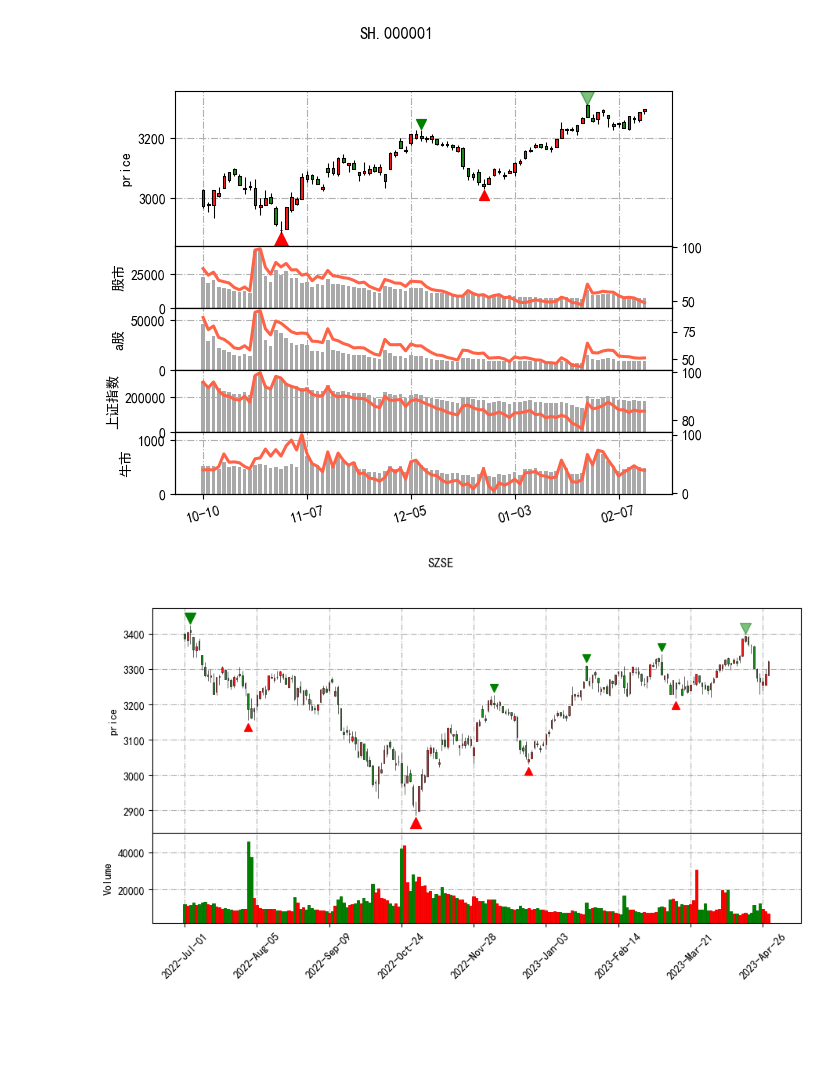
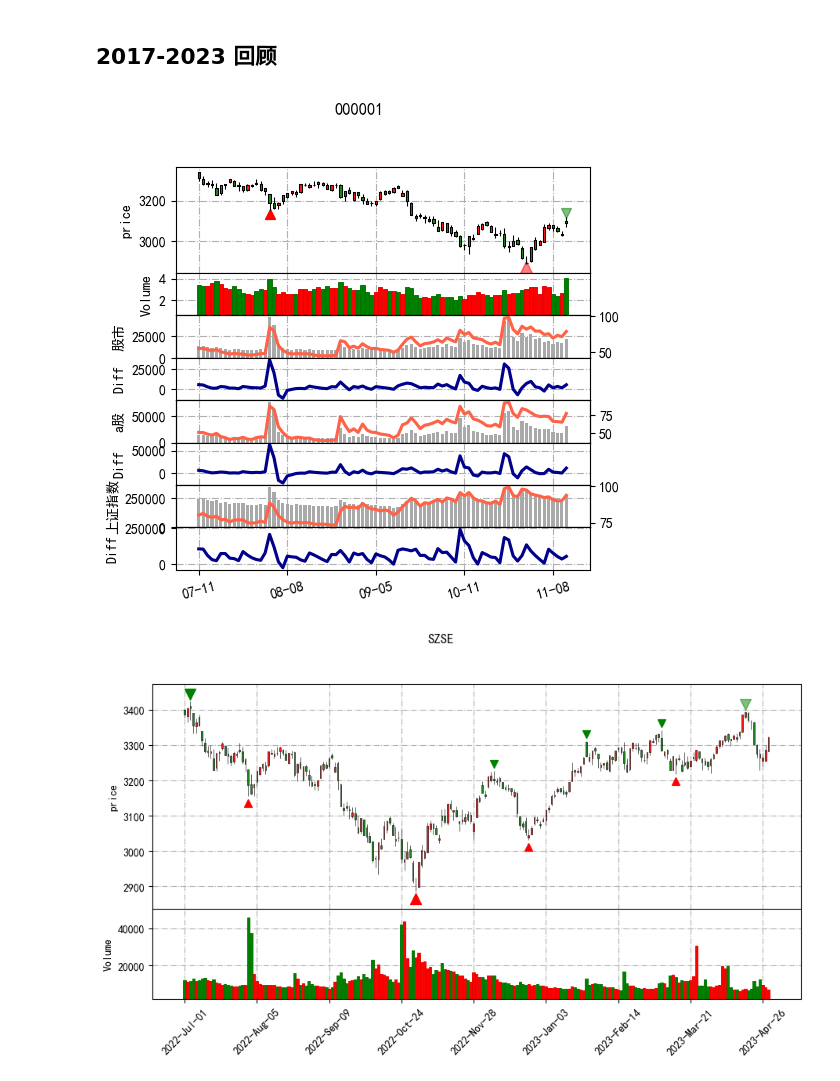
Before and after one commit to wliwh/trade_tools, a Jupyter notebook: engine/bdKeyword.ipynb, the cells around one changed output. Saved outputs shown, nothing was run; the diff lists cells and outputs as text; code cells hidden in the pictures; blank space fills up the shorter version.

```diff
--- a/engine/bdKeyword.ipynb
+++ b/engine/bdKeyword.ipynb
@@ -1,3 +1,5 @@
+# %% [markdown]
+## 2017-2023 回顾
 # %%
 import os
 import sys
@@ -6,7 +8,7 @@ from plt_stock_bs import get_stock_df
 # %%
-get_stock_df('000001',('股市','a股','上证指数','牛市'),'2022-10-10','2023-02-14')
+get_stock_bdkey('000001',('股市','a股','上证指数'),'2022-07-10','2022-11-11')
 # %% [output]
-[figure, old version]
+[figure, new version]
 # %%
 import matplotlib.pyplot as plt
 import akshare as ak
```
Also changed, not shown: parts of 1 cell of this notebook, 8 other files.
